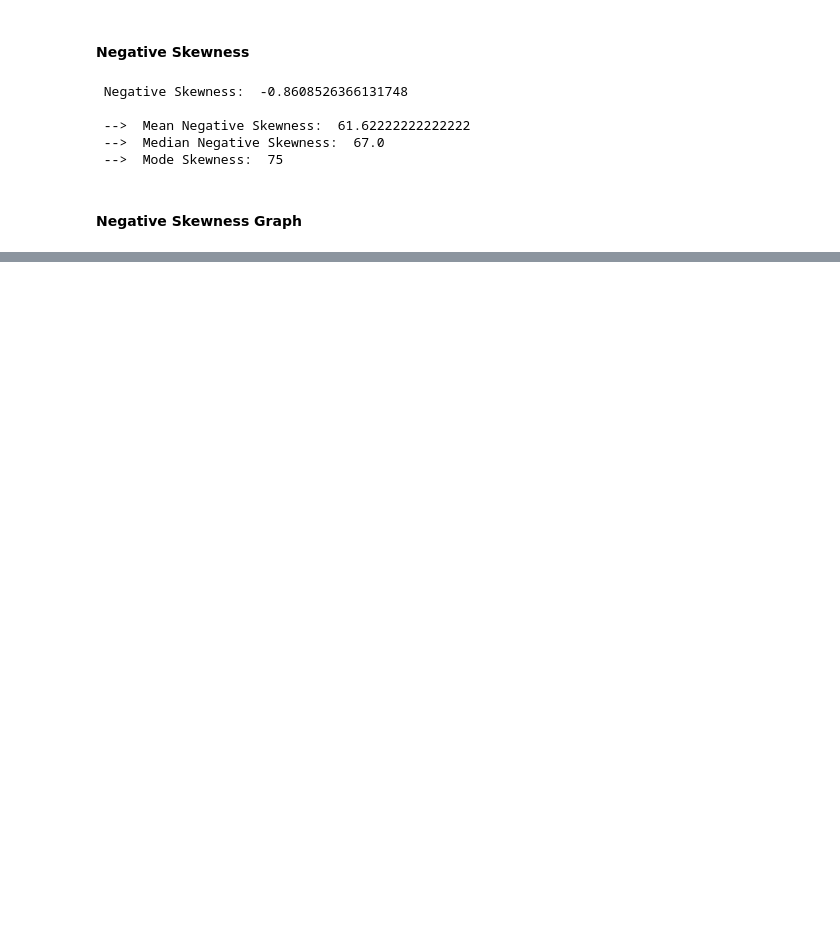
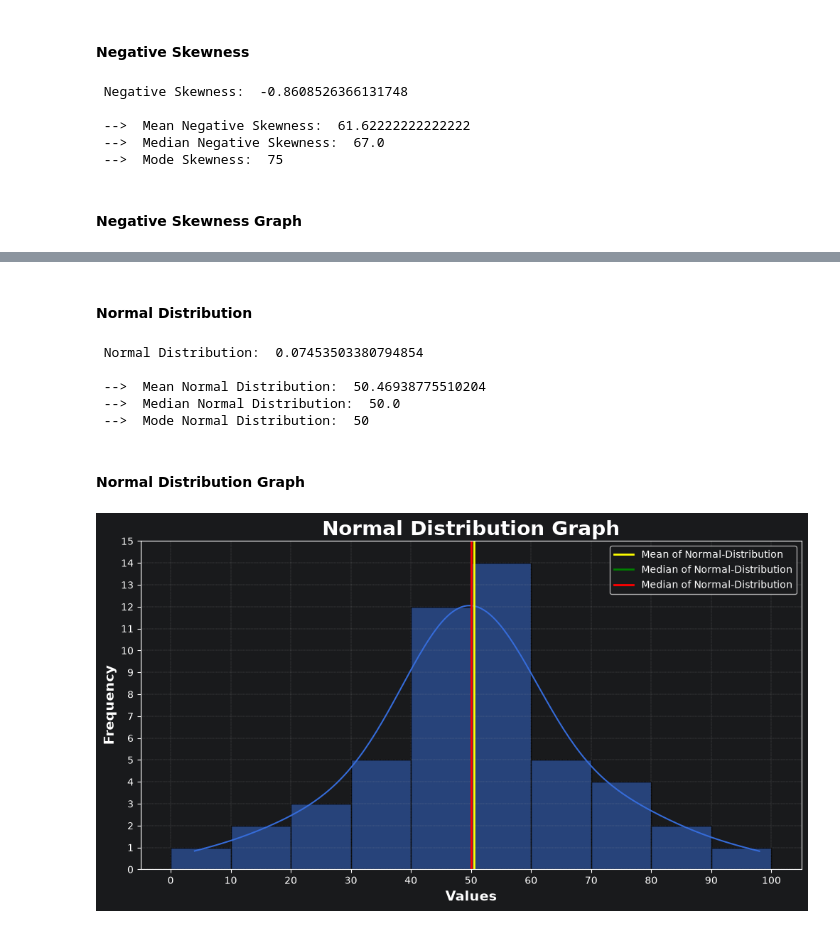
Before and after one commit to madhavrs2106/Data-Science-Notes, a Jupyter notebook: 1. Statistics/4.Skewness.ipynb, the cells around one changed output, grey strips where cells are left out. Cells and saved outputs as stored; diff of their text form; code cells hidden in the pictures; blank space fills up the shorter version.

```diff
--- a/1. Statistics/4.Skewness.ipynb
+++ b/1. Statistics/4.Skewness.ipynb
@@ -195,0 +210,6 @@ plt.show()
+# %%
+dataset_ND = pd.DataFrame({
+    "Data": [4,15,18, 24,27,28,34, 35,36,38,39, 41,42,43,44,45,45,46,46,47,48,48,49, 50,50,50,50,51,52,53,54,55,56,57,57,58,59, 61,61,62,64,65, 72,74,75,76, 84,87, 98]
+})
+
+dataset_ND.head()
@@ -195,0 +223,50 @@ plt.show()
+# %% [markdown]
+#### **Normal Distribution**
+# %%
+mean_ND = dataset_ND["Data"].mean()
+median_ND = dataset_ND["Data"].median()
+mode_ND = dataset_ND["Data"].mode()[0]
+
+print(
+    f" Normal Distribution:  {dataset_ND["Data"].skew()}\n\n"
+    f" -->  Mean Normal Distribution:  {mean_ND}\n"
+    f" -->  Median Normal Distribution:  {median_ND}\n"
+    f" -->  Mode Normal Distribution:  {mode_ND}\n"
+)
+# %% [output]
+ Normal Distribution:  0.07453503380794854
+
+ -->  Mean Normal Distribution:  50.46938775510204
+ -->  Median Normal Distribution:  50.0
+ -->  Mode Normal Distribution:  50
+# %% [markdown]
+#### **Normal Distribution Graph**
+# %%
+# --- Setting Figure size of Chart
+plt.figure(figsize = (12,6))
+
+# --- Creating Histogram & KDE-line
+sns.histplot(x="Data", data=dataset_ND, kde=True, bins=[i for i in range(0,101, 10)])
+
+# --- Adding Mean, Median & Mode Point-lines
+plt.axvline(mean_ND, color="yellow", linestyle="-", linewidth=2, label="Mean of Normal-Distribution")
+plt.axvline(median_ND, color="green", linestyle="-", linewidth=2, label="Median of Normal-Distribution")
+plt.axvline(median_ND, color="red", linestyle="-", linewidth=2, label="Median of Normal-Distribution")
+
+# --- Adding Title & Labels
+plt.title("Normal Distribution Graph", fontsize=20, fontweight="bold")
+plt.xlabel("Values", fontsize=14, fontweight="bold")
+plt.ylabel("Frequency", fontsize=14, fontweight="bold")
+
+# --- Adding X & Y axis values (manually)
+plt.xticks([i for i in range(0,101, 10)])
+plt.yticks([i for i in range(0,16, 1)])
+
+# --- Adding Grid-lines & Chart-Key
+plt.grid(True, linestyle="--", linewidth=0.3)
+plt.legend()
+
+# --- Shows Chart
+plt.show()
+# %% [output]
+[figure, added]
```
Also changed, not shown: parts of 8 cells of this notebook, 3 other files.
